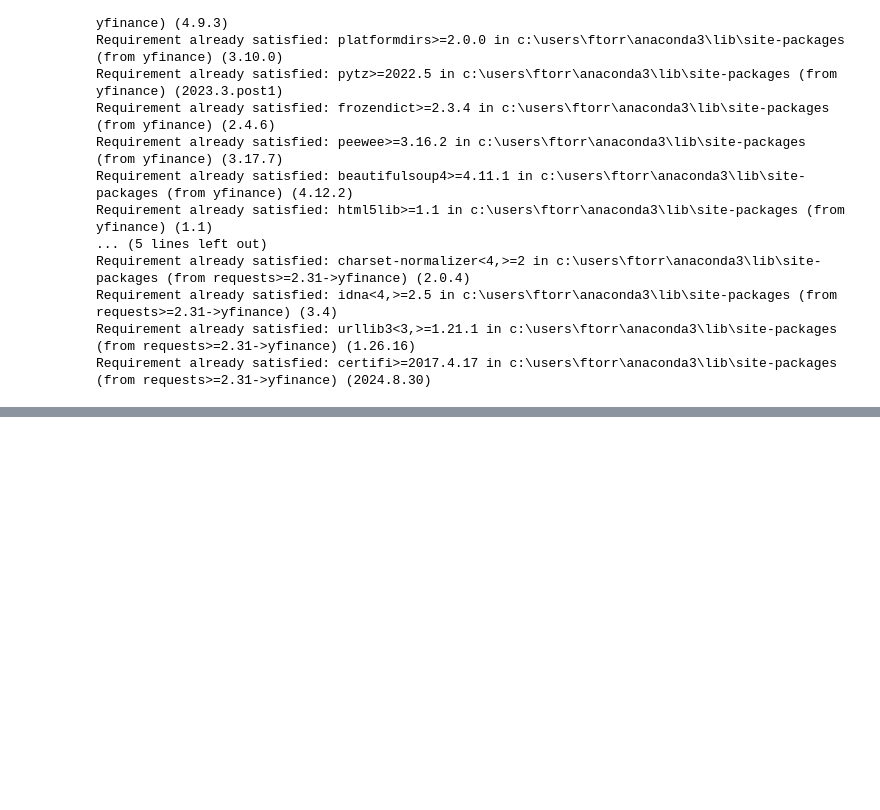
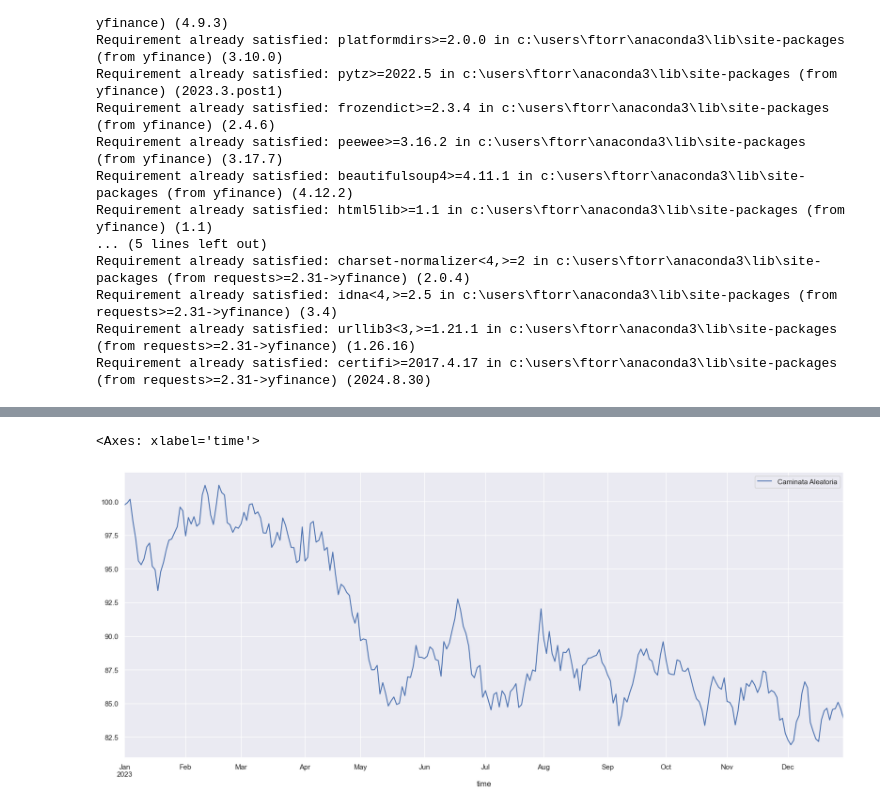
Before and after one commit to Chefi/Modelos-de-Control-de-Producci-n, a Jupyter notebook: Series de Tiempo en Python.ipynb, the cells around one changed output, grey strips where cells are left out. Saved outputs shown, nothing was run; the diff lists cells and outputs as text; code cells hidden in the pictures; blank space fills up the shorter version.

```diff
--- a/Series de Tiempo en Python.ipynb
+++ b/Series de Tiempo en Python.ipynb
@@ -51,0 +188,8 @@ warnings.filterwarnings("ignore")
+# %%
+P = 100 + np.cumsum(steps)
+# %%
+P = pd.DataFrame(P)
+# %%
+P.index =df[["close"]].loc["2023"].index
+# %%
+P.columns = ["Caminata Aleatoria"]
@@ -51,0 +213,5 @@ warnings.filterwarnings("ignore")
+# %%
+P.plot(figsize=(20,8))
+# %% [output]
+<Axes: xlabel='time'>
+[figure, added]
```
Also changed, not shown: parts of 40 cells of this notebook.
